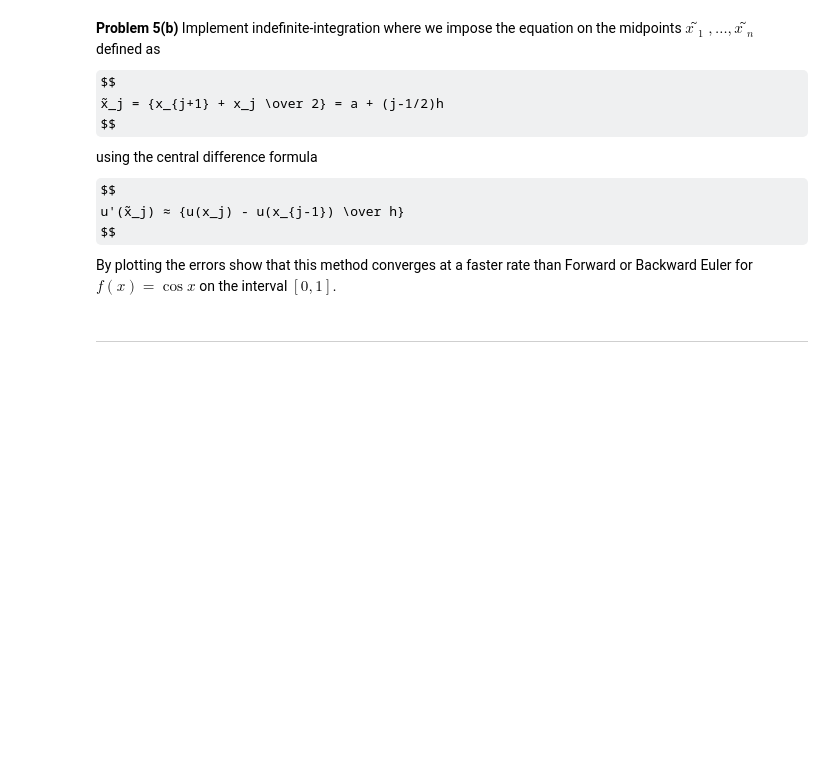
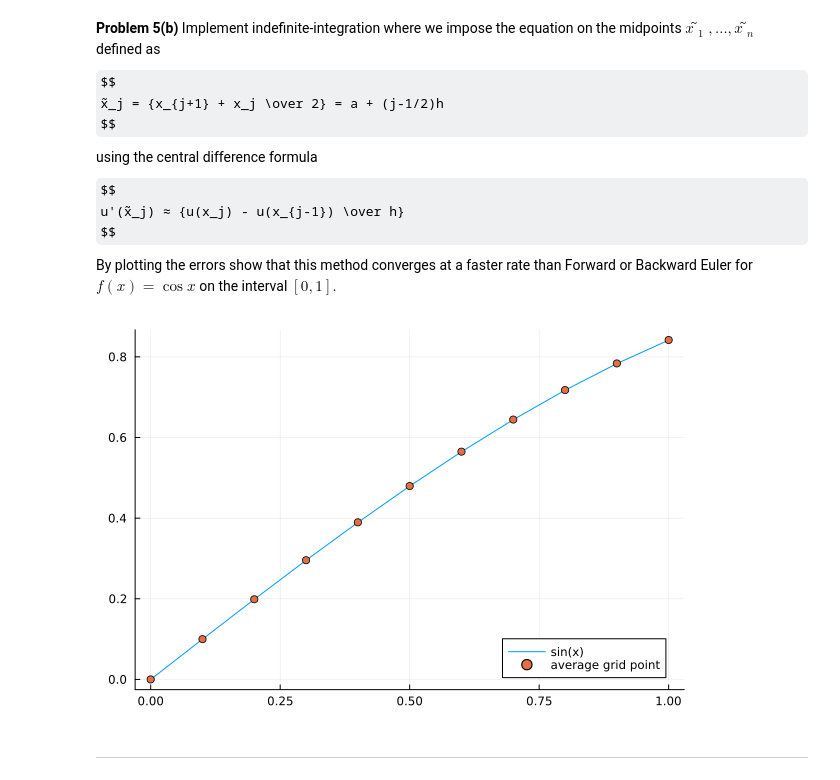
Before and after one commit to LatvianGoatbit/MATH50003NumericalAnalysis, a Jupyter notebook: labs/lab7.ipynb, the cells around one changed output. Drawn from its saved outputs; the diff is of its cells as text; code cells hidden in the pictures; some formulas as TeX source; blank space fills up the shorter version.

```diff
--- a/labs/lab7.ipynb
+++ b/labs/lab7.ipynb
@@ -414,3 +499,21 @@ a faster rate than Forward or Backward Euler for $f(x) = \cos x$ on the interval
+# %%
+# TODO: Discretise at midpoints rather than our grid. The solution is still approximated on the original grid.
+
+n = 10
+x = range(0, 1; length=n+1)
+h = step(x)
+A = Bidiagonal([1; fill(1/h, n)], fill(-1/h, n), :L)
+c = 0 # u(0) = 0
+f = x -> cos(x)
+
+x̃ = (x[2:end] + x[1:end-1])/2 # could also be made with a comprehension
+𝐟 = f.(x̃) # evaluate f at all but last points
+𝐮 = A \ [c; 𝐟]
+
+plot(x, sin.(x); label="sin(x)", legend=:bottomright)
+scatter!(x, 𝐮; label="average grid point")
+# %% [output]
+[figure, added]
 # %% [markdown]
 ----
 # %% [markdown]
```
Also changed, not shown: parts of 17 cells of this notebook, 1 other file.
